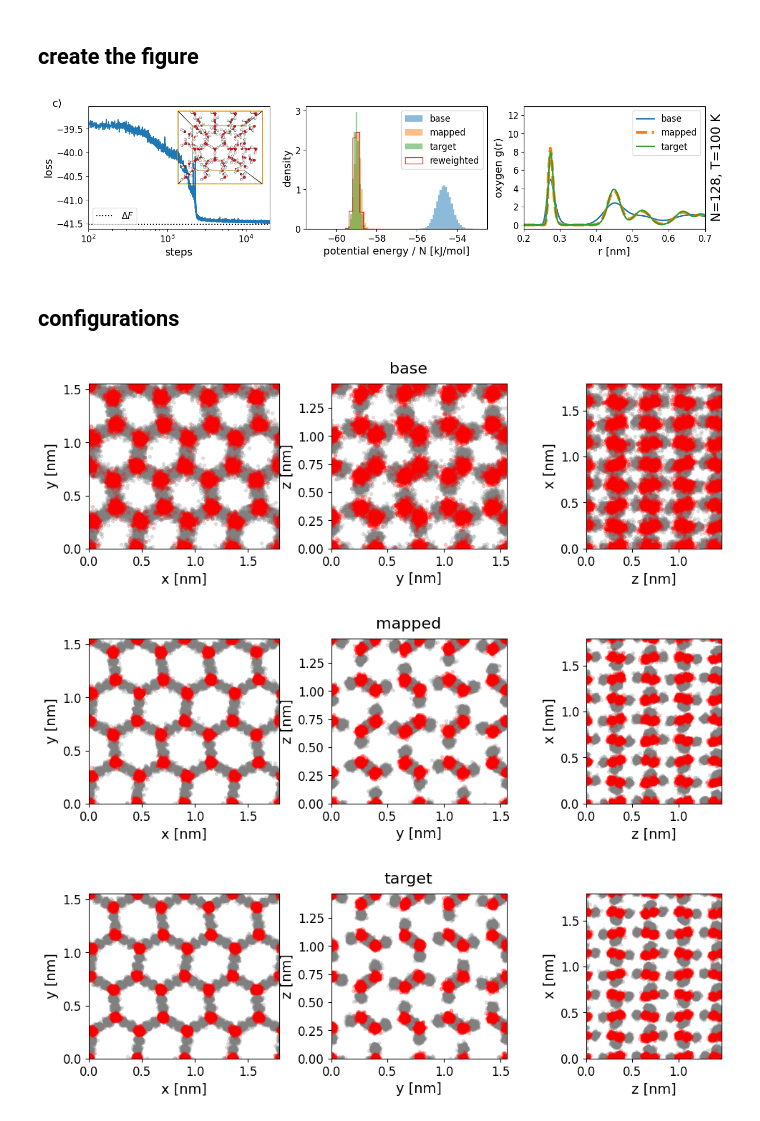
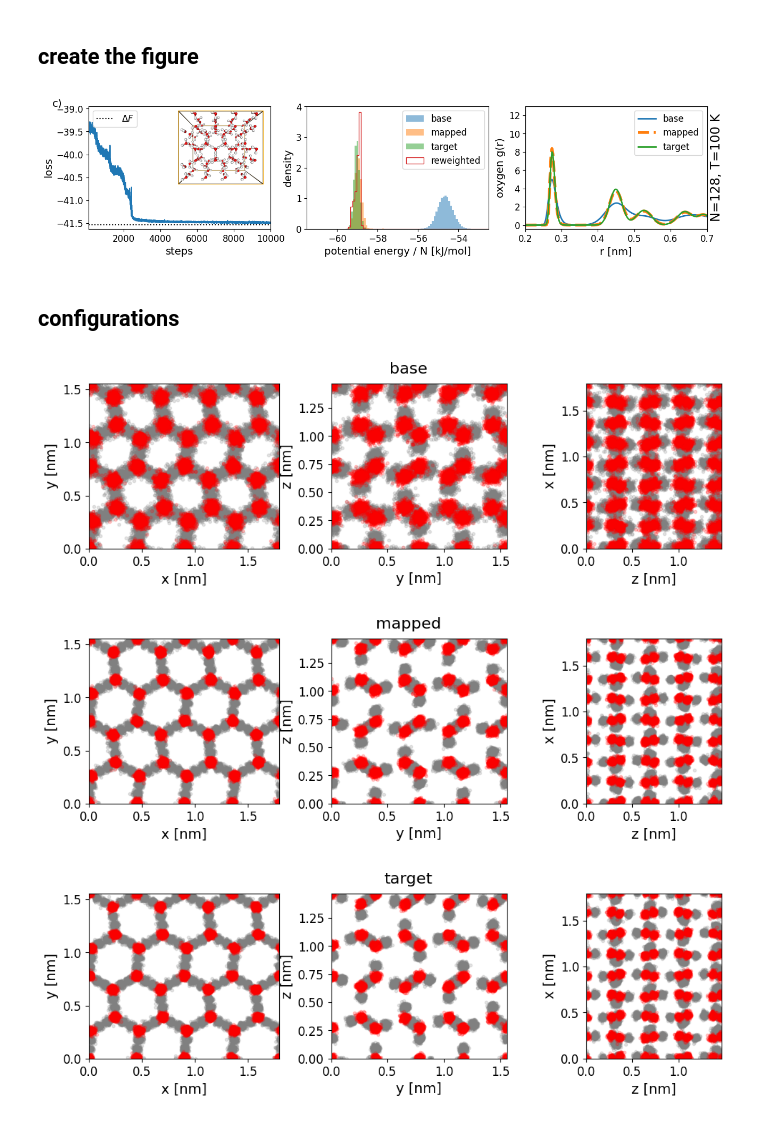
Before and after one commit to noegroup/rigid-flows, a Jupyter notebook: postprocessing/figure-ice_results.ipynb, the cells around one changed output. Cells and saved outputs as stored; diff of their text form; code cells hidden in the pictures.

```diff
--- a/postprocessing/figure-ice_results.ipynb
+++ b/postprocessing/figure-ice_results.ipynb
@@ -64,10 +62,10 @@ def ess(logw):
 
 #######################################################################################################
 
-logdir_path = "../logdir/"
+logdir_path = "../logdir-sw/"
 # logdir_path += 'antelope_N128_T100_std_2023-02-27_16:17:18'
 
-folder = !ls -d {logdir_path}antelope_N128_T100_short*
+folder = !ls -d {logdir_path}tuna_N128_T100_10k*
 logdir_path = folder[-1]
 
 #######################################################################################################
@@ -90,6 +88,9 @@ print(pretrained_model_path)
 # %%
 specs = ExperimentSpecification.load_from_file(specs_path)
-specs = lenses.bind(specs).model.base.path.set(specs.model.base.path + "/eval_100")
+# specs = lenses.bind(specs).model.base.path.set(specs.model.base.path + "/eval")
+eval_path = '/import/a12/users/minvernizzi/scratch-allegro/ice/switchingfunction/eval-long'
+specs = lenses.bind(specs).model.base.path.set(eval_path)
+specs = lenses.bind(specs).model.target.path.set(eval_path)
 
 base = OpenMMDensity.from_specs(specs.model.use_auxiliary, specs.model.base)
 model = base.omm_model.model
@@ -109,6 +110,6 @@ data fraction: 64.0
 # %%
 try:
-    ref_file = f"../data/water/DeltaF_estimates/DF-{specs.model.base}-{specs.model.target}.txt"
+    ref_file = f"../data/water/DeltaF_estimates-sw/DF-{specs.model.base}-{specs.model.target}.txt"
     reference_deltaF, reference_deltaF_std = np.loadtxt(ref_file, unpack=True)
 except FileNotFoundError:
     reference_deltaF, reference_deltaF_std = None, None
@@ -138,10 +139,11 @@ def plot_loss():
     plt.axhline(reference_deltaF/sc, c='k', ls=':', label='$\Delta F$')
     # plt.xlim(0, loss_info[-1,0])
     plt.xlim(1e2, loss_info[-1,0])
-    plt.xscale('log')
+    # plt.xscale('log')
     plt.ylabel('loss')
     plt.xlabel('steps')
-    plt.legend(loc='lower left')
+    # plt.legend(loc='lower left')
+    plt.legend(loc='upper left')
 
     img = mpimg.imread(f'../data/water/iceXI-N{model.n_molecules}.png')
     subax = inset_axes(plt.gca(), width="50%", height="60%", loc=1)
@@ -305,39 +295,39 @@ if test_subplots:
 # %% [markdown]
 ## create the figure
 # %%
-save_figure = False
+save_figure = True
 
 match f"N{model.n_molecules}_T{specs.model.target.temperature}":
     case "N16_T100":
         label_txt = "a)"
     case "N16_T50":
         label_txt = "b)"
     case "N128_T100":
         label_txt = "c)"
     case _:
         label_txt = "d)"
 
 plt.figure(figsize=(15, 3))
 
 plt.subplot(1, 3, 1)
 plt.text(-0.2, 1.0, label_txt, transform=plt.gca().transAxes, fontdict={'fontsize': 'large'})
 plot_loss()
 
 plt.subplot(1, 3, 2)
 plot_energy()
 
 plt.subplot(1, 3, 3)
 plot_rdf()
 ax = plt.gca().twinx()
 ax.set_ylabel(f"N={model.n_molecules}, T={specs.model.target.temperature} K", fontsize="x-large")
 ax.set_yticks([])
 
 filename = f"ice_results-N{model.n_molecules}_T{specs.model.target.temperature}.pdf"
 if save_figure:
     plt.savefig(filename, bbox_inches="tight")
 plt.show()
 # %% [output]
-[figure, old version]
+[figure, new version]
 # %%
 save_data = True
 
@@ -426,6 +416,6 @@ if save_figure:
     plt.savefig('ice_config-target.pdf', bbox_inches='tight')
 plt.show()
 # %% [output]
-[figure, old version]
+[figure, new version]
 [figure]
 [figure]
```
Also changed, not shown: parts of 5 cells of this notebook, 1 other file.
